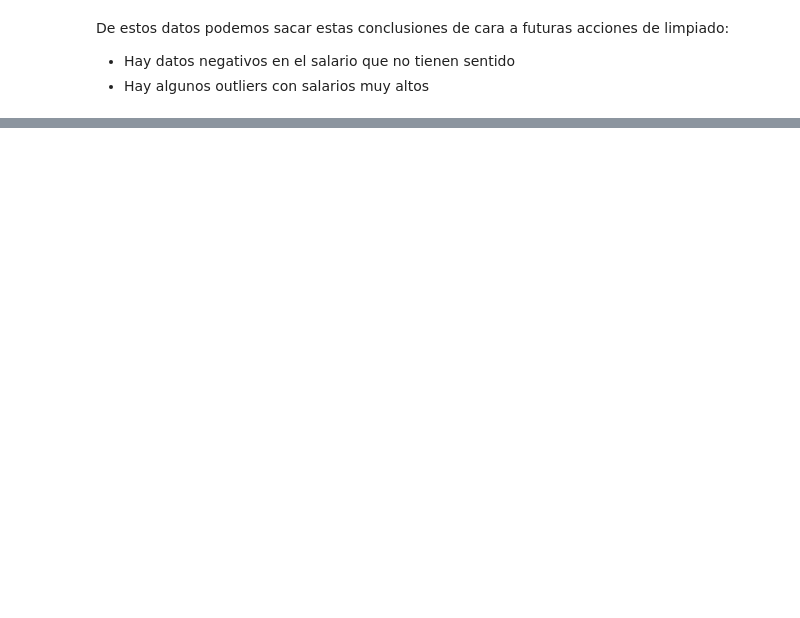
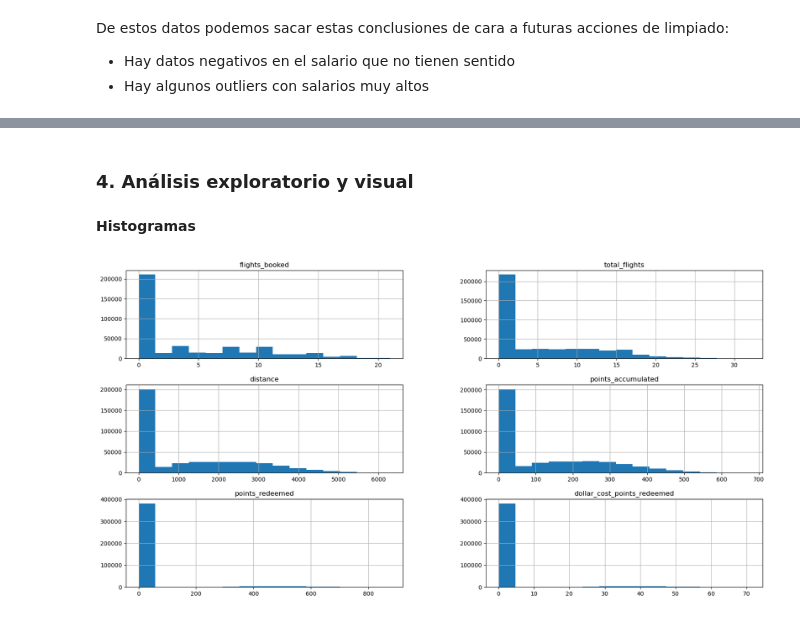
Before and after one commit to Adalab/bda-modulo-3-evaluacion-final-cbueno82, a Jupyter notebook: ejercicio.ipynb, the cells around one changed output, grey strips where cells are left out. Drawn from its saved outputs; the diff is of its cells as text; code cells hidden in the pictures; blank space fills up the shorter version.

```diff
--- a/ejercicio.ipynb
+++ b/ejercicio.ipynb
@@ -233,0 +408,5 @@ De estos datos podemos sacar estas conclusiones de cara a futuras acciones de li
+# %%
+# Normalización de nombres de columnas
+cfa_df.columns = [col.lower().replace(' ', '_') for col in cfa_df.columns]
+# Verificamos los cambios
+cfa_df.columns
@@ -233,0 +418,19 @@ De estos datos podemos sacar estas conclusiones de cara a futuras acciones de li
+# %%
+# Crear columna de fecha a partir de year y month
+
+cfa_df['flight_date'] = pd.to_datetime(
+    # Convertimos 'year' y 'month' a cadena de texto para poder concatenarlas
+    cfa_df['year'].astype(str) + '-' + cfa_df['month'].astype(str),
+    # Indicamos el formato: %Y = año de 4 dígitos, %m = mes de 2 dígitos
+    format='%Y-%m'
+    # Como no se proporciona día, pandas asignará automáticamente el primer día del mes
+)
+
+# Revisamos los cambios
+cfa_df.info()
+display(cfa_df.head(3))
+
+# Ahora podemos:
+# - Filtrar vuelos por rangos de fechas
+# - Agrupar por mes o año fácilmente
+# - Calcular métricas temporales como promedio de vuelos, puntos, etc.
@@ -233,0 +460,12 @@ De estos datos podemos sacar estas conclusiones de cara a futuras acciones de li
+# %% [markdown]
+<h3>4. Análisis exploratorio y visual</h3>
+# %% [markdown]
+<b> Histogramas </b>
+# %%
+cfa_df[["flights_booked", "total_flights", "distance",
+        "points_accumulated", "points_redeemed", "dollar_cost_points_redeemed"]].hist(
+            bins = 15, figsize = (20, 10)
+        )
+plt.show();
+# %% [output]
+[figure, added]
```
Also changed, not shown: parts of 91 cells of this notebook, 2 other files.
